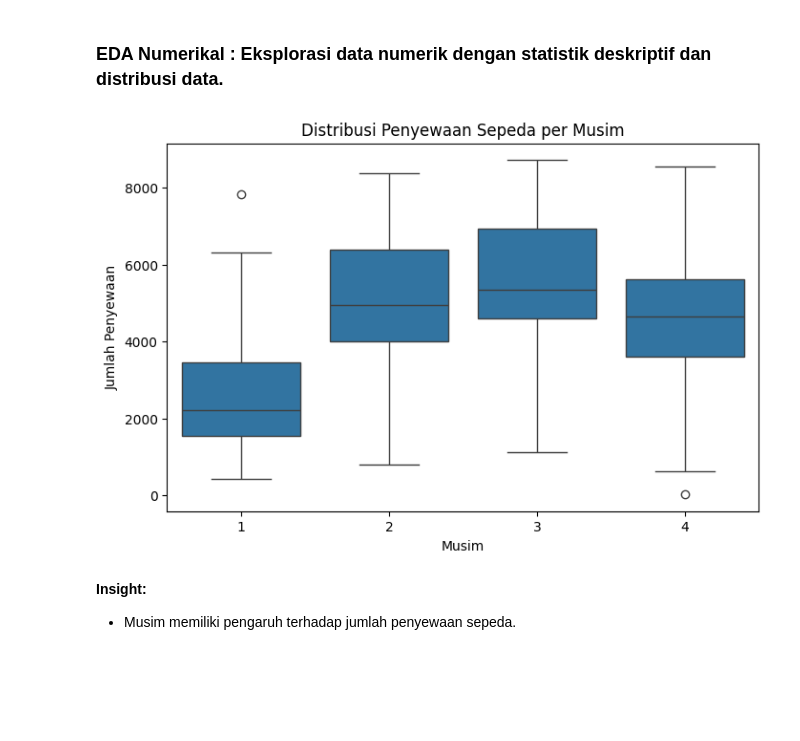
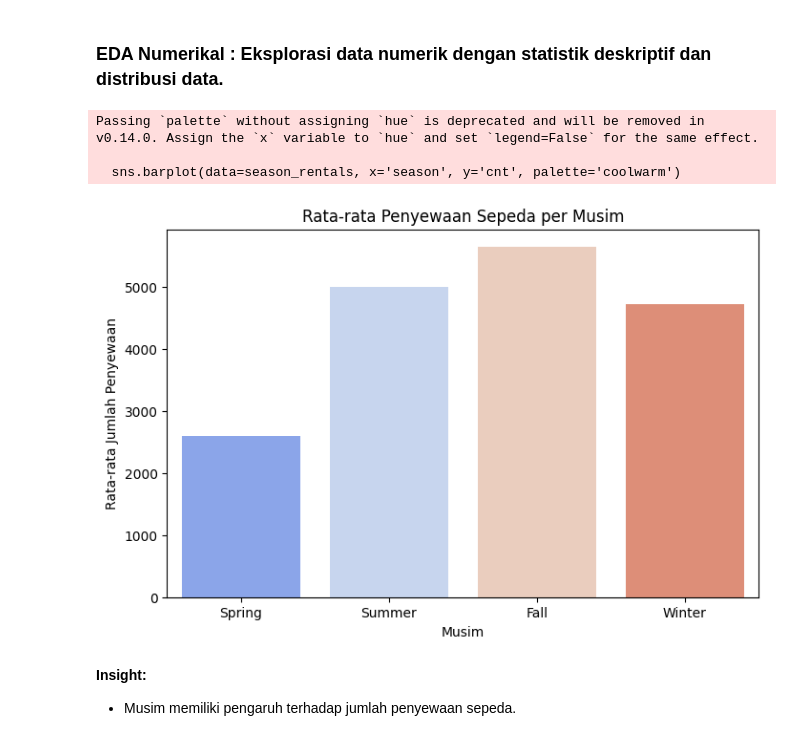
Before and after one commit to habbazettt/submission_analysis_dicoding, a Jupyter notebook: Proyek_Analisis_Data.ipynb, the cells around one changed output. Drawn from its saved outputs; the diff is of its cells as text; code cells hidden in the pictures; blank space fills up the shorter version.

```diff
--- a/Proyek_Analisis_Data.ipynb
+++ b/Proyek_Analisis_Data.ipynb
@@ -212,15 +192,28 @@ plt.show()
 # %% [markdown]
 ### EDA Numerikal : Eksplorasi data numerik dengan statistik deskriptif dan distribusi data.
 # %%
-# Boxplot untuk melihat distribusi penyewaan per musim
-plt.figure(figsize=(8,5))
-sns.boxplot(x=day_df_clean['season'], y=day_df_clean['cnt'])
-plt.title("Distribusi Penyewaan Sepeda per Musim")
+# Visualisasi rata-rata penyewaan per musim menggunakan bar chart
+plt.figure(figsize=(8, 5))
+
+# Menghitung rata-rata penyewaan untuk setiap musim
+season_rentals = day_df_clean.groupby('season')['cnt'].mean().reset_index()
+
+# Mengubah label musim ke dalam format yang lebih mudah dipahami
+season_labels = {1: 'Spring', 2: 'Summer', 3: 'Fall', 4: 'Winter'}
+season_rentals['season'] = season_rentals['season'].map(season_labels)
+
+# Membuat bar chart
+sns.barplot(data=season_rentals, x='season', y='cnt', palette='coolwarm')
+
+plt.title("Rata-rata Penyewaan Sepeda per Musim")
 plt.xlabel("Musim")
-plt.ylabel("Jumlah Penyewaan")
+plt.ylabel("Rata-rata Jumlah Penyewaan")
 plt.show()
 # %% [output]
+Passing `palette` without assigning `hue` is deprecated and will be removed in v0.14.0. Assign the `x` variable to `hue` and set `legend=False` for the same effect.
+
+  sns.barplot(data=season_rentals, x='season', y='cnt', palette='coolwarm')
-[figure, old version]
+[figure, new version]
 # %% [markdown]
 **Insight:**
 - Musim memiliki pengaruh terhadap jumlah penyewaan sepeda.
```
Also changed, not shown: parts of 5 cells of this notebook, 2 other files.
